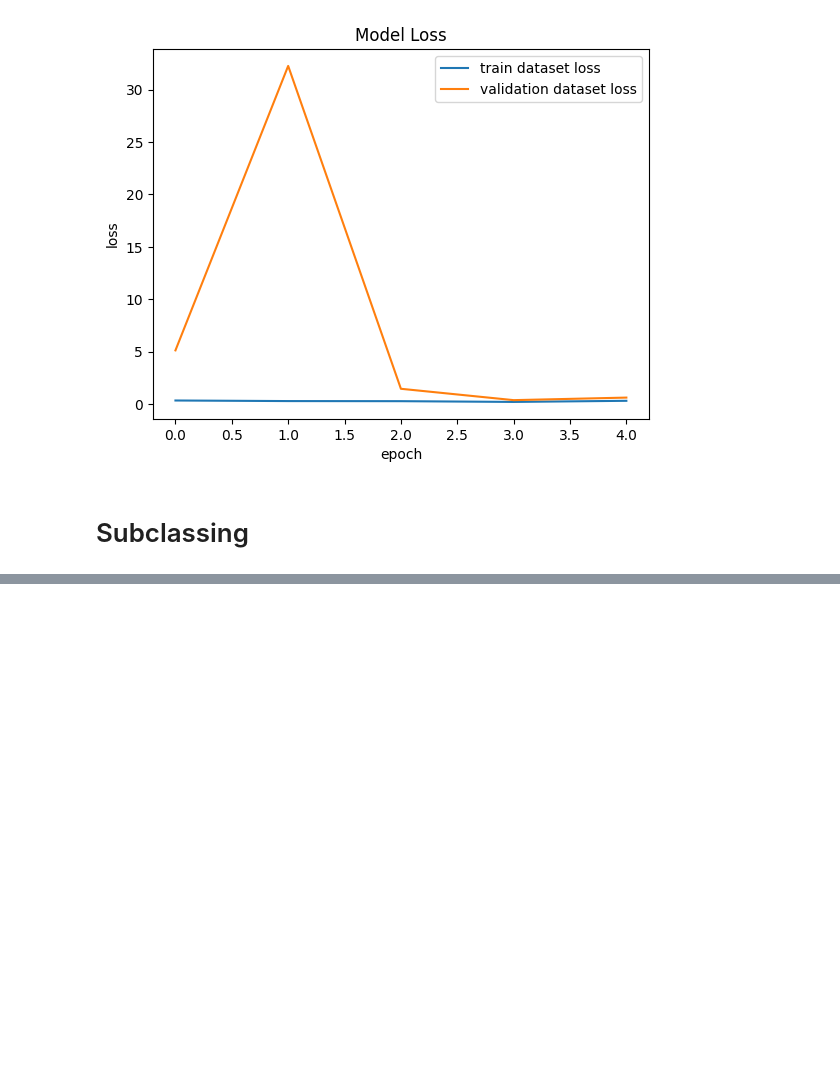
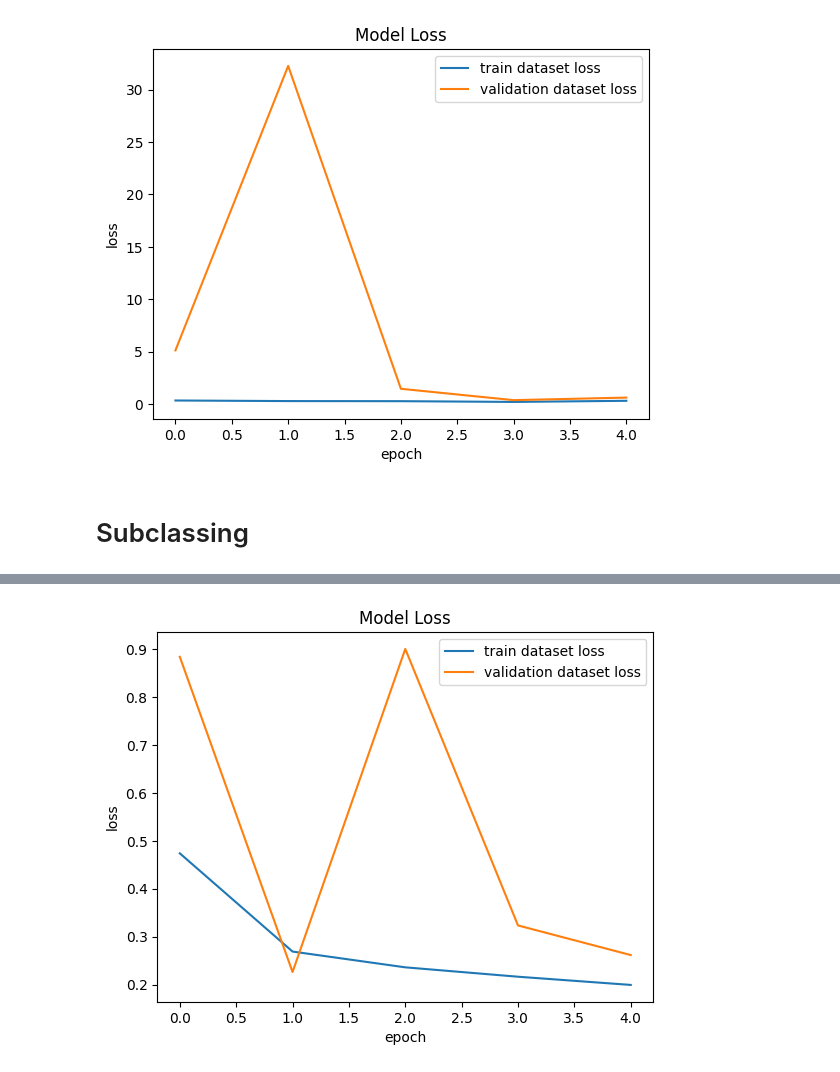
Before and after one commit to albertalvin8080/Python-LearningPath, a Jupyter notebook: tensorflow/14_malaria_classification.ipynb, the cells around one changed output, grey strips where cells are left out. Drawn from its saved outputs; the diff is of its cells as text; code cells hidden in the pictures; blank space fills up the shorter version.

Commit message:
feat():tensorflow custom layers

```diff
--- a/tensorflow/14_malaria_classification.ipynb
+++ b/tensorflow/14_malaria_classification.ipynb
@@ -559,0 +598,27 @@ NameError: name 'plt' is not defined
+# %%
+custom_layer_model = tf.keras.Sequential([
+    Input(shape = (IMG_SIZE, IMG_SIZE, 3)),
+
+    Conv2D(filters=6, kernel_size=5, strides=1, padding="valid", activation="relu"),
+    BatchNormalization(),
+    MaxPool2D(pool_size=2, strides=2),
+
+    Conv2D(filters=16, kernel_size=5, strides=1, padding="valid", activation="relu"),
+    BatchNormalization(),
+    MaxPool2D(pool_size=2, strides=2),
+
+    Flatten(),
+
+    CustomDenseLayer(100, activation="relu"),
+    BatchNormalization(),
+    CustomDenseLayer(10, activation="relu"),
+    BatchNormalization(),
+    CustomDenseLayer(1, activation="sigmoid")
+])
+
+custom_layer_model.summary()
+custom_layer_model.compile(
+    optimizer=Adam(learning_rate=0.1),
+    loss = BinaryCrossentropy(from_logits=False),
+    metrics = [BinaryAccuracy()]
+)
@@ -559,0 +647,2 @@ NameError: name 'plt' is not defined
+# %%
+history = custom_layer_model.fit(train_dataset, validation_data=val_dataset, epochs=5, verbose=1)
@@ -559,0 +670,11 @@ NameError: name 'plt' is not defined
+# %%
+plt.figure()
+plt.plot(history.history["loss"])
+plt.plot(history.history["val_loss"])
+plt.ylabel("loss")
+plt.xlabel("epoch")
+plt.legend(["train dataset loss", "validation dataset loss"])
+plt.title("Model Loss")
+plt.show()
+# %% [output]
+[figure, added]
```
Also changed, not shown: parts of 10 cells of this notebook, 2 other files.
